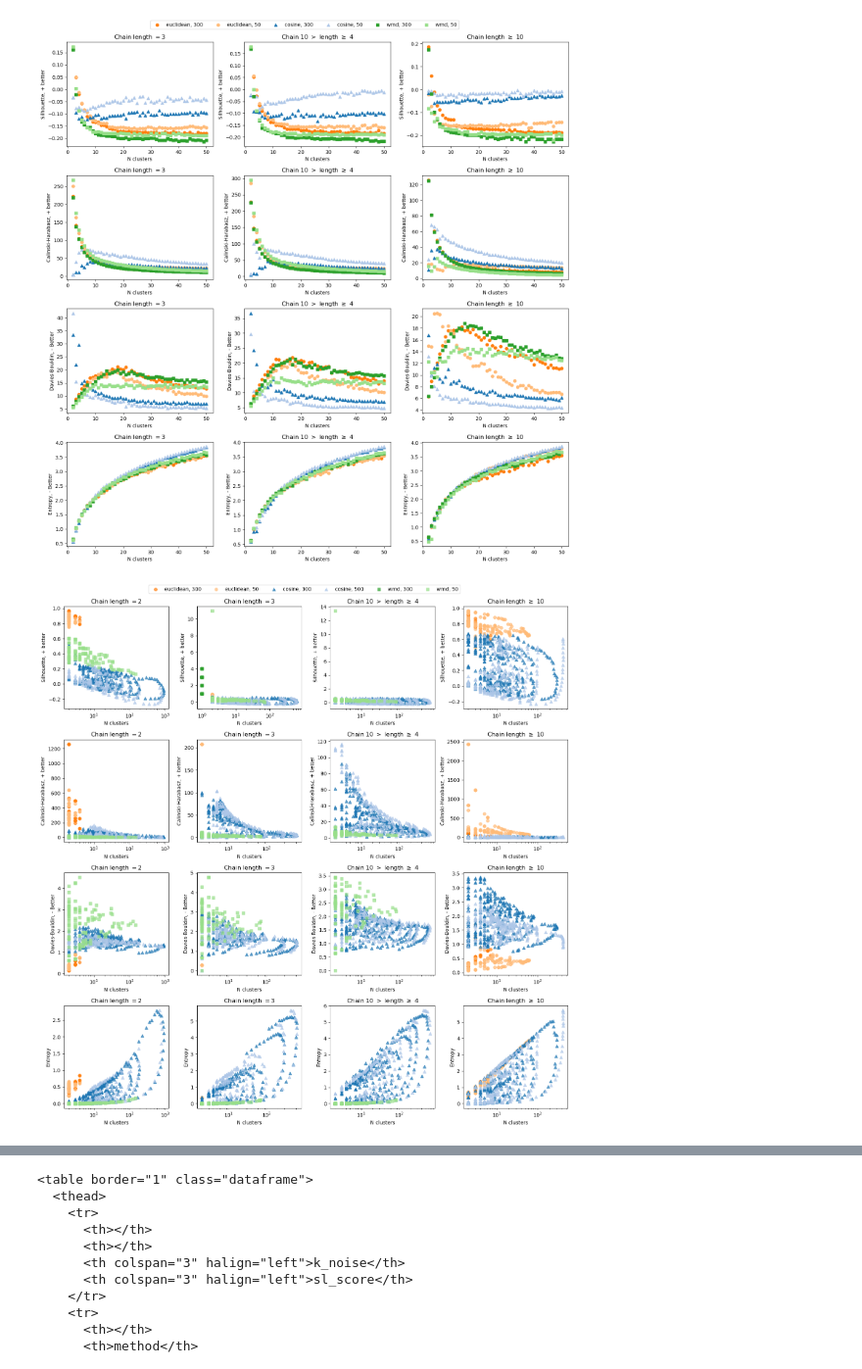
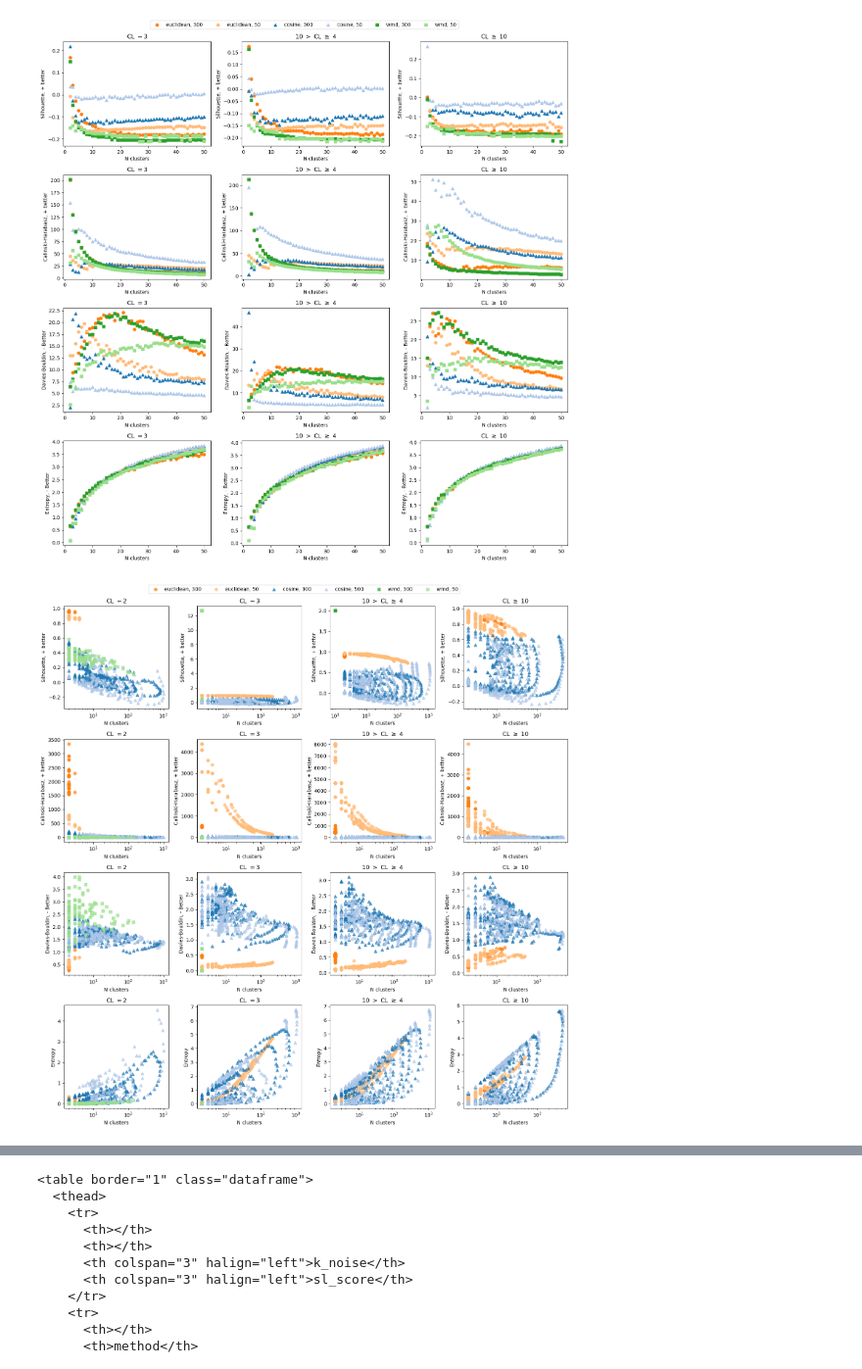
Before and after one commit to MiguelHeCa/tfm-nlp, a Jupyter notebook: notebooks/Results.ipynb, the cells around one changed output, grey strips where cells are left out. Shown at 98% size. Saved outputs shown, nothing was run; the diff lists cells and outputs as text; code cells hidden in the pictures.

```diff
--- a/notebooks/Results.ipynb
+++ b/notebooks/Results.ipynb
@@ -19,7 +19,7 @@ plt.rcParams["figure.autolayout"] = True
 # %%
 data_dir = Path(Path.cwd().parent, 'data/interim')
 models_dir = Path(Path.cwd().parent, 'models')
-evals_dir = Path(data_dir, 'evals_2')
+evals_dir = Path(data_dir, 'evals_3')
 # %%
 datasets_order = {
     'chains_eq_2': 0,
@@ -35 +46,32 @@ datasets_dict = {
+# %%
+df_kmeans = pd.concat([pd.read_csv(path) for path in evals_dir.glob('eval_km*.csv')], ignore_index=True)
+df_kmeans['dimensions'] = df_kmeans['dataset'].apply(lambda s: s.split('_')[-1])
+df_kmeans['dataset'] = df_kmeans['dataset'].apply(lambda s: '_'.join(s.split('_')[:-1]))
+df_kmeans['order'] = df_kmeans['dataset'].map(datasets_order)
+df_kmeans['name'] = df_kmeans['dataset'].map(datasets_names)
+df_kmeans = df_kmeans.sort_values('order')
+df_kmeans['k_noise'] = df_kmeans['n_clusters'].astype(int)
+df_kmeans['method'] = 'KMeans'
+
+df_dbscan = pd.concat([pd.read_csv(path) for path in evals_dir.glob('eval_dbscan*.csv')], ignore_index=True)
+df_dbscan['size'] = df_dbscan['dataset'].map(sizes)
+df_dbscan['prop_noise'] = df_dbscan['n_noise']/df_dbscan['size']
+df_dbscan['dimensions'] = df_dbscan['dataset'].apply(lambda s: s.split('_')[-1])
+df_dbscan['dataset'] = df_dbscan['dataset'].apply(lambda s: '_'.join(s.split('_')[:-1]))
+df_dbscan['order'] = df_dbscan['dataset'].map(datasets_order)
+df_dbscan['name'] = df_dbscan['dataset'].map(datasets_names)
+df_dbscan = df_dbscan.sort_values('order')
+df_dbscan['k_noise'] = df_dbscan.apply(lambda x: f"{x['n_clusters']} ({x['prop_noise']:.3f})", axis=1)
+df_dbscan['method'] = 'DBSCAN'
+
+df_hdbscan = pd.concat([pd.read_csv(path) for path in evals_dir.glob('*_hdbscan*.csv')], ignore_index=True)
+df_hdbscan['size'] = df_hdbscan['dataset'].map(sizes)
+df_hdbscan['prop_noise'] = df_hdbscan['n_noise']/df_hdbscan['size']
+df_hdbscan['dimensions'] = df_hdbscan['dataset'].apply(lambda s: s.split('_')[-1])
+df_hdbscan['dataset'] = df_hdbscan['dataset'].apply(lambda s: '_'.join(s.split('_')[:-1]))
+df_hdbscan['order'] = df_hdbscan['dataset'].map(datasets_order)
+df_hdbscan['name'] = df_hdbscan['dataset'].map(datasets_names)
+df_hdbscan = df_hdbscan.sort_values('order')
+df_hdbscan['k_noise'] = df_hdbscan.apply(lambda x: f"{x['n_clusters']} ({x['prop_noise']:.3f})", axis=1)
+df_hdbscan['method'] = 'HDBSCAN'
 # %%
@@ -55,27 +97,27 @@ cmap = mpl.colormaps['tab20']
 # %%
 fig, axes = plt.subplots(nrows, ncols, figsize=(15,15))
 for row in range(nrows):
     for col in range(ncols):
         X = df_kmeans.loc[df_kmeans['dataset']==datasets[col],:].sort_values('n_clusters')
         x = X.loc[(X['dimensions']=='300') & (X['distance']=='euclidean'),:]
         axes[row][col].scatter(data=x, x='n_clusters', y=scores[row], label=f'euclidean, 300', color=cmap.colors[2])
         x = X.loc[(X['dimensions']=='50') & (X['distance']=='euclidean'),:]
         axes[row][col].scatter(data=x, x='n_clusters', y=scores[row], label=f'euclidean, 50', color=cmap.colors[3])
         x = X.loc[(X['dimensions']=='300') & (X['distance']=='cosine'),:]
         axes[row][col].scatter(data=x, x='n_clusters', y=scores[row], label=f'cosine, 300', color=cmap.colors[0], marker='^')
         x = X.loc[(X['dimensions']=='50') & (X['distance']=='cosine'),:]
         axes[row][col].scatter(data=x, x='n_clusters', y=scores[row], label=f'cosine, 50', color=cmap.colors[1], marker='^')
         x = X.loc[(X['dimensions']=='300') & (X['distance']=='wmd'),:]
         axes[row][col].scatter(data=x, x='n_clusters', y=scores[row], label=f'wmd, 300', color=cmap.colors[4], marker='s')
         x = X.loc[(X['dimensions']=='50') & (X['distance']=='wmd'),:]
         axes[row][col].scatter(data=x, x='n_clusters', y=scores[row], label=f'wmd, 50', color=cmap.colors[5], marker='s')
-        axes[row][col].set_title(fr'{datasets_dict[datasets[col]]}')
+        axes[row][col].set_title(fr'{datasets_names[datasets[col]]}')
         axes[row][col].set_xlabel('N clusters')
         axes[row][col].set_ylabel(score_names[row])
         handles, labels = axes[row][col].get_legend_handles_labels()
 fig.legend(handles, labels, loc='upper center', bbox_to_anchor=(0.5,1.02), ncol=6)
 fig.savefig(Path('../img/scores_km.png'), bbox_inches='tight')
 plt.show()
 # %% [output]
-[figure, old version]
+[figure, new version]
 # %%
@@ -111,7 +153,7 @@ for row in range(nrows):
         axes[row][col].scatter(data=x, x='n_clusters', y=scores[row], label=f'wmd, 300', color=cmap.colors[4], marker='s', alpha=0.7)
         x = X.loc[(X['dimensions']=='50') & (X['distance']=='wmd'),:]
         axes[row][col].scatter(data=x, x='n_clusters', y=scores[row], label=f'wmd, 50', color=cmap.colors[5], marker='s', alpha=0.7)
-        axes[row][col].set_title(fr'{datasets_dict[datasets[col]]}')
+        axes[row][col].set_title(fr'{datasets_names[datasets[col]]}')
         axes[row][col].set_xlabel('N clusters')
         axes[row][col].set_ylabel(score_names[row])
         axes[row][col].set_xscale('log')
@@ -121,5 +163,5 @@ fig.legend(handles, labels, loc='upper center', bbox_to_anchor=(0.5,1.02), ncol=
 fig.savefig(Path('../img/scores_dbscan.png'), bbox_inches='tight')
 plt.show()
 # %% [output]
-[figure, old version]
+[figure, new version]
 # %%
```
Also changed, not shown: parts of 14 cells of this notebook.
